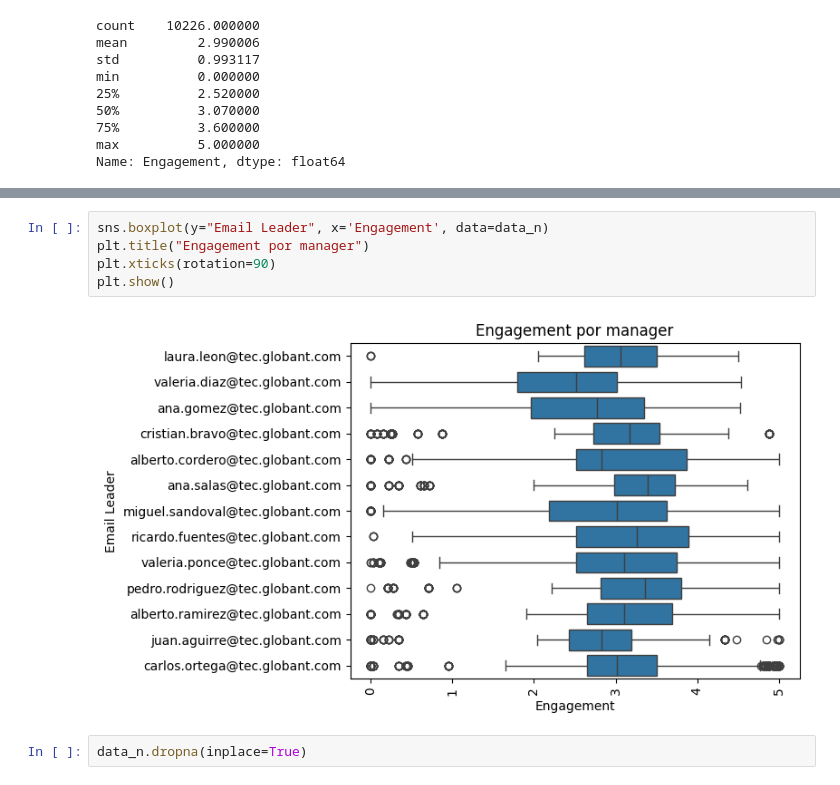
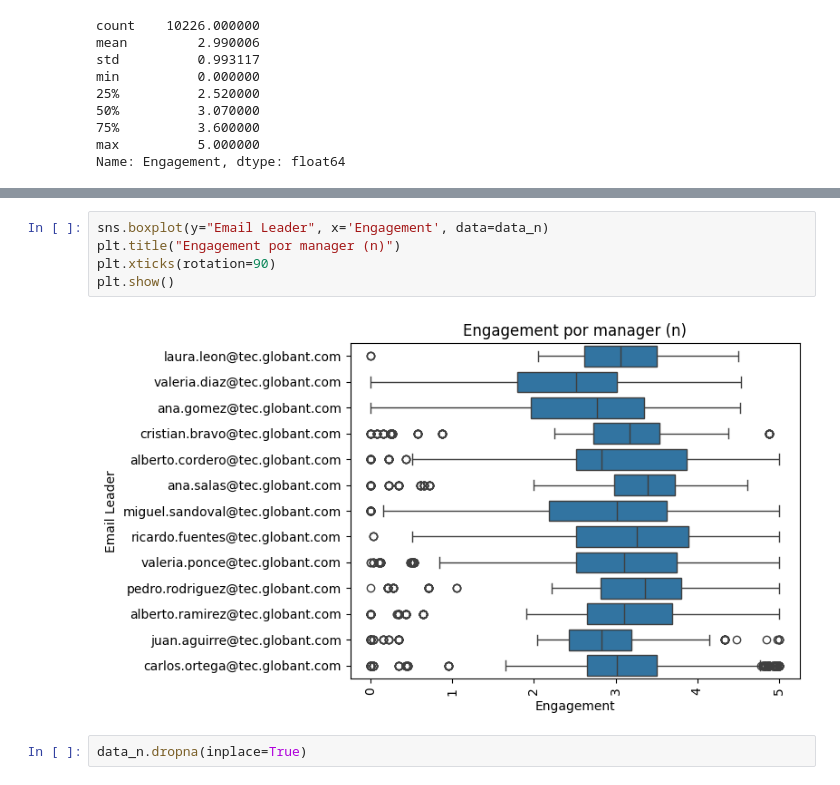
Before and after one commit to Gusty5/project_globant, a Jupyter notebook: notebooks/EDA_no_leaders.ipynb, the cells around one changed output, grey strips where cells are left out. Cells and saved outputs as stored; diff of their text form.

```diff
--- a/notebooks/EDA_no_leaders.ipynb
+++ b/notebooks/EDA_no_leaders.ipynb
@@ -41,10 +41,10 @@ plt.show()
 # %%
 sns.boxplot(y="Email Leader", x='Engagement', data=data_n)
-plt.title("Engagement por manager")
+plt.title("Engagement por manager (n)")
 plt.xticks(rotation=90)
 plt.show()
 # %% [output]
-[figure, old version]
+[figure, new version]
 # %%
 data_n.dropna(inplace=True)
 # %%
```
Also changed, not shown: parts of 9 cells of this notebook.
